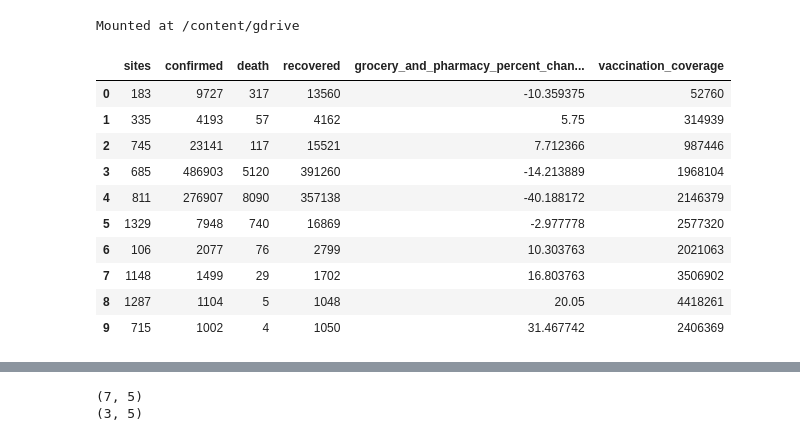
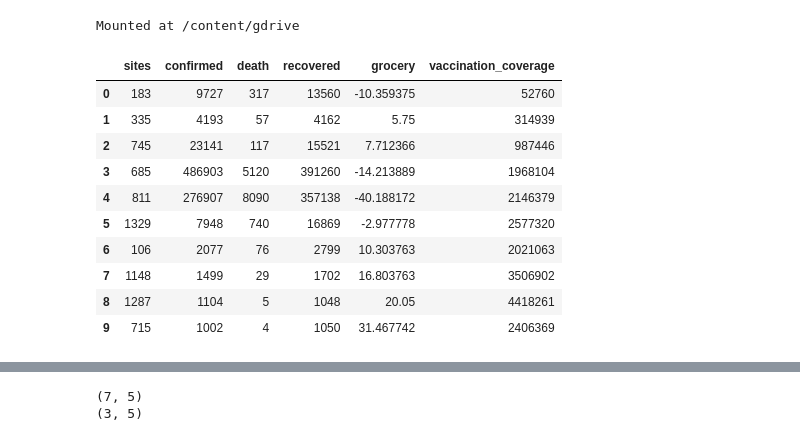
Before and after one commit to VinayFaria/Statistical_Data_Analysis, a Jupyter notebook: tutorial_5/q1.ipynb, the cells around one changed output, grey strips where cells are left out. Drawn from its saved outputs; the diff is of its cells as text; code cells hidden in the pictures.

```diff
--- a/tutorial_5/q1.ipynb
+++ b/tutorial_5/q1.ipynb
@@ -187,20 +187,21 @@ for key, value in death_dict.items():
 dataframe["vaccination_coverage"] = dataframe["Covaxin (Doses Administered)"] + dataframe["CoviShield (Doses Administered)"]
 dataframe = dataframe.drop("Covaxin (Doses Administered)", axis=1)
 dataframe = dataframe.drop("CoviShield (Doses Administered)", axis=1)
-# %%
-dataframe
-# %% [output]
-|  | sites | confirmed | death | recovered | grocery_and_pharmacy_percent_chan... | vaccination_coverage |
-| 0 | 183 | 9727 | 317 | 13560 | -10.359375 | 52760 |
-| 1 | 335 | 4193 | 57 | 4162 | 5.75 | 314939 |
-| 2 | 745 | 23141 | 117 | 15521 | 7.712366 | 987446 |
-| 3 | 685 | 486903 | 5120 | 391260 | -14.213889 | 1968104 |
-| 4 | 811 | 276907 | 8090 | 357138 | -40.188172 | 2146379 |
-| 5 | 1329 | 7948 | 740 | 16869 | -2.977778 | 2577320 |
-| 6 | 106 | 2077 | 76 | 2799 | 10.303763 | 2021063 |
-| 7 | 1148 | 1499 | 29 | 1702 | 16.803763 | 3506902 |
-| 8 | 1287 | 1104 | 5 | 1048 | 20.05 | 4418261 |
-| 9 | 715 | 1002 | 4 | 1050 | 31.467742 | 2406369 |
+# %%
+dataframe_copy = dataframe.copy()
+dataframe
+# %% [output]
+|  | sites | confirmed | death | recovered | grocery | vaccination_coverage |
+| 0 | 183 | 9727 | 317 | 13560 | -10.359375 | 52760 |
+| 1 | 335 | 4193 | 57 | 4162 | 5.75 | 314939 |
+| 2 | 745 | 23141 | 117 | 15521 | 7.712366 | 987446 |
+| 3 | 685 | 486903 | 5120 | 391260 | -14.213889 | 1968104 |
+| 4 | 811 | 276907 | 8090 | 357138 | -40.188172 | 2146379 |
+| 5 | 1329 | 7948 | 740 | 16869 | -2.977778 | 2577320 |
+| 6 | 106 | 2077 | 76 | 2799 | 10.303763 | 2021063 |
+| 7 | 1148 | 1499 | 29 | 1702 | 16.803763 | 3506902 |
+| 8 | 1287 | 1104 | 5 | 1048 | 20.05 | 4418261 |
+| 9 | 715 | 1002 | 4 | 1050 | 31.467742 | 2406369 |
 # %%
 target_column = ['vaccination_coverage']
 predictors = list(set(list(dataframe.columns))-set(target_column))
```
Also changed, not shown: parts of 10 cells of this notebook.
